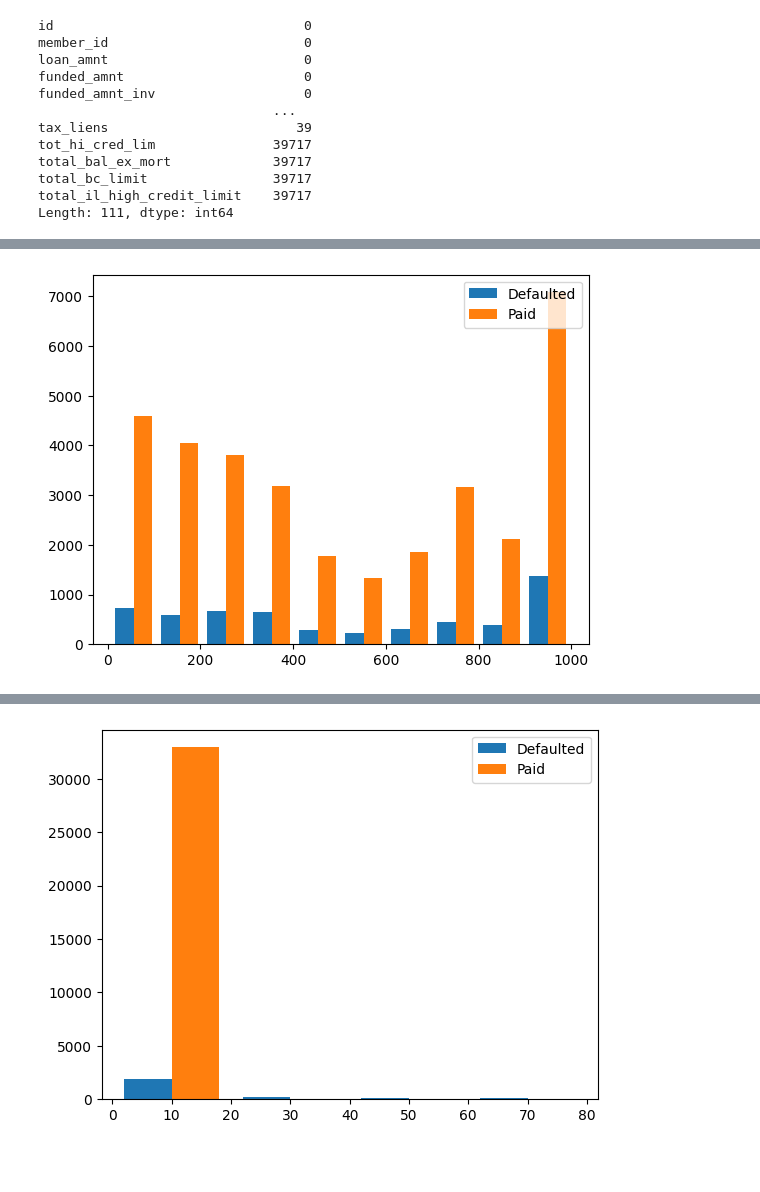
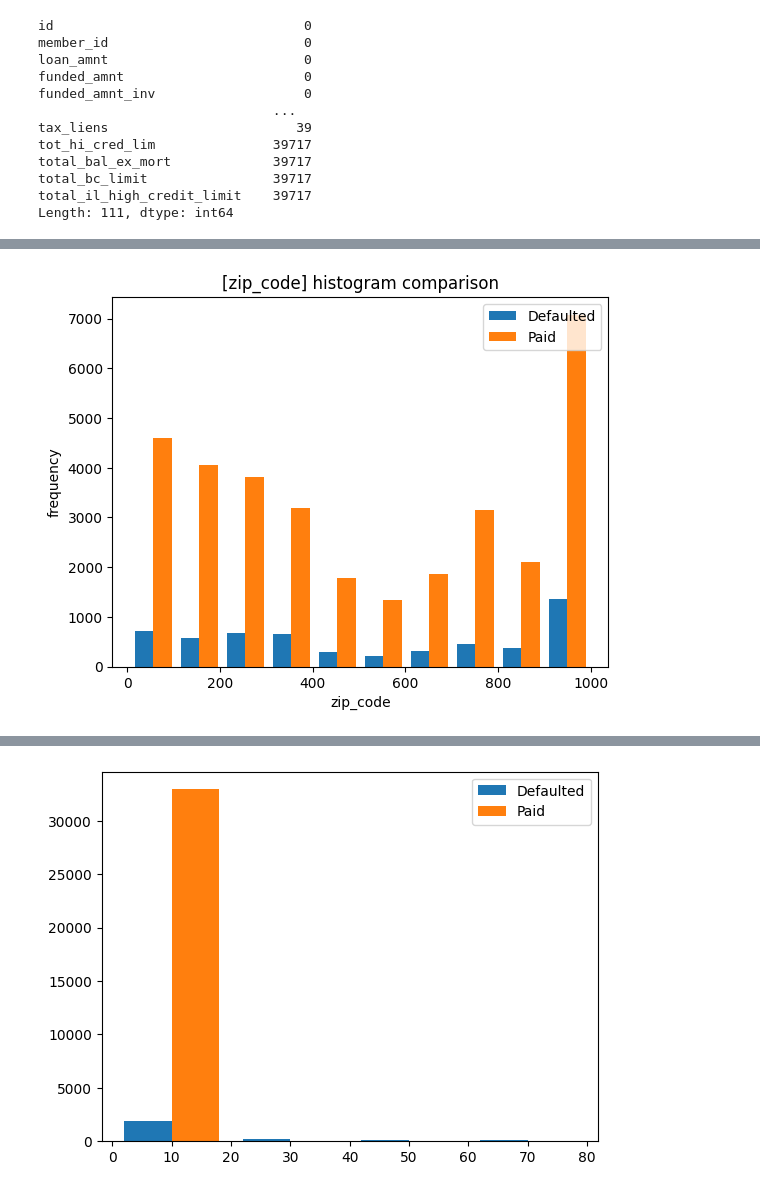
Before and after one commit to santoshmahto7/LendingClubCase, a Jupyter notebook: loan_santosh_1.ipynb, the cells around one changed output, grey strips where cells are left out. Saved outputs shown, nothing was run; the diff lists cells and outputs as text; code cells hidden in the pictures; blank space fills up the shorter version.

```diff
--- a/loan_santosh_1.ipynb
+++ b/loan_santosh_1.ipynb
@@ -7,5 +8,5 @@ import pandas as pd
 # %%
-loan = pd.read_csv("/home/santo/Documents/upgrad_PG/loan.csv", dtype={"next_pymnt_d" : str})
+loan = pd.read_csv("loan.csv", dtype={"next_pymnt_d" : str})
 loan.shape
 loan.isnull().sum()
 # %% [output]
@@ -32,5 +34 @@ df.isnull().sum()
 df1 = df.dropna(how="all")
-# %%
-df1.isnull().sum(axis=0)
-df1["int_rate"] = loan["int_rate"]
-df1["int_rate"]
@@ -50,4 +35,4 @@ Name: int_rate, Length: 39717, dtype: object
 # %%
-df1["collections_12_mths_ex_med"].value_counts()
+# Drop columns having single value
 df1=df1.drop(["collections_12_mths_ex_med"], axis=1)
-df1.columns
+df1 = df1.drop(columns=["application_type", "chargeoff_within_12_mths", "acc_now_delinq", "delinq_amnt", "tax_liens", "policy_code"])
@@ -111,24 +115,26 @@ plt.show()
 # %%
 
-
-#x = df_c.loc[df_c["zip_code"].notna()]
-#y = df_p.loc[df_c["zip_code"].notna()]
+#Compare zip_code using hist graph across each of "defaulted", "Paid", "Current"
 df_c.loc[:, ["zip_code"]] = df_c["zip_code"].apply(lambda x : x[:-2])
 df_c.loc[:, ["zip_code"]] = df_c[df_c["zip_code"].notna()]
 
 df_p.loc[:, ["zip_code"]] = df_p["zip_code"].apply(lambda x : x[:-2])
 df_p.loc[:, ["zip_code"]] = df_p[df_p["zip_code"].notna()]
 
-
-
+# dropna value
 x = df_c["zip_code"].astype(int)
 x = x.dropna()
 y = df_p["zip_code"].astype(int)
 y = y.dropna()
+z = df_p["zip_code"].astype(int)
+z = y.dropna()
 
 o1,o2,o3 = plt.hist([x, y], label=['Defaulted', 'Paid'])
 plt.legend(loc='upper right')
 #plt.xticks(o2, rotation=90)
+plt.title('[zip_code] histogram comparison')
+plt.xlabel('zip_code')
+plt.ylabel('frequency')
 plt.show()
 # %% [output]
-[figure, old version]
+[figure, new version]
```
Also changed, not shown: parts of 57 cells of this notebook.
